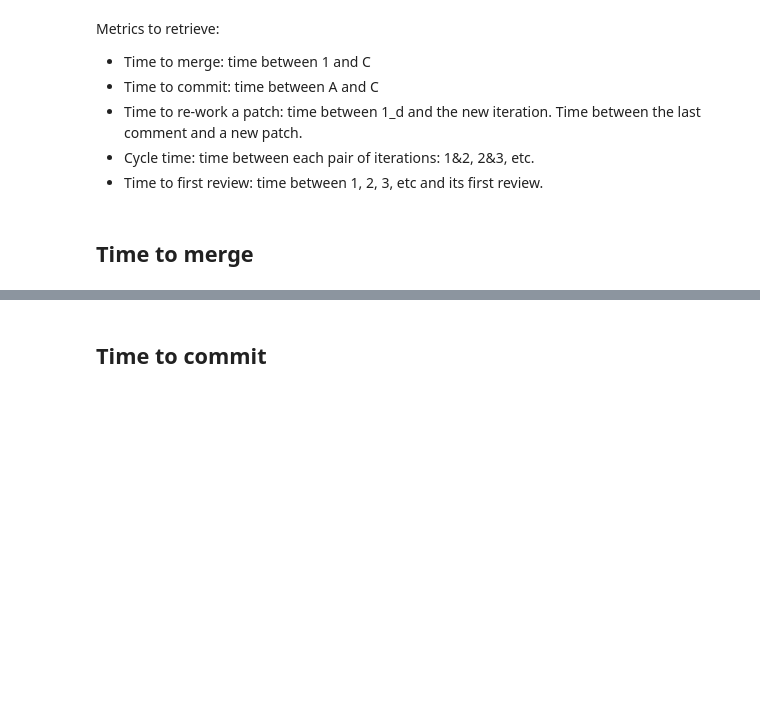
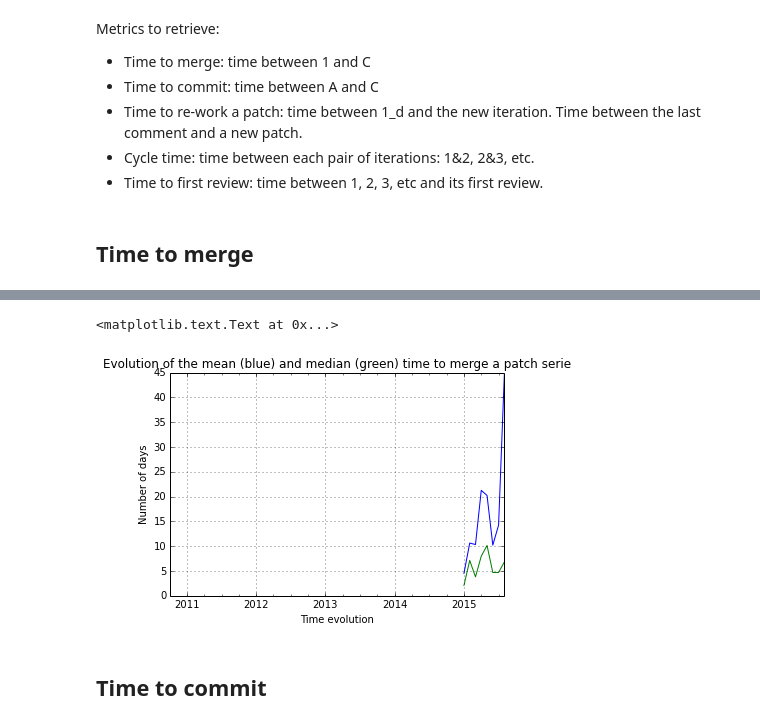
Before and after one commit to dicortazar/ipython-notebooks, a Jupyter notebook: projects/xen-analysis/Code-Review-Metrics.ipynb, the cells around one changed output, grey strips where cells are left out. Saved outputs shown, nothing was run; the diff lists cells and outputs as text; code cells hidden in the pictures; blank space fills up the shorter version.

```diff
--- a/projects/xen-analysis/Code-Review-Metrics.ipynb
+++ b/projects/xen-analysis/Code-Review-Metrics.ipynb
@@ -218,3 +254,18 @@ Metrics to retrieve:
+# %%
+mean_time2merge = time2merge_df.set_index("merge_time").resample('M', how={"time2merge_days":np.mean})
+median_time2merge = time2merge_df.set_index("merge_time").resample('M', how={"time2merge_days":np.median})
+dates = pd.date_range('2010-10', '2015-09', freq='M') # data starting in 2010-10 and ending in 2015-08
+time2mergeTS = Series(mean_time2merge["time2merge_days"], index=dates)
+time2merge_medianTS = Series(median_time2merge["time2merge_days"], index=dates)
+
+time2mergeTS_chart = time2mergeTS.plot()
+time2merge_medianTS.plot()
+time2mergeTS_chart.set_xlabel("Time evolution")
+time2mergeTS_chart.set_ylabel("Number of days")
+time2mergeTS_chart.set_title("Evolution of the mean (blue) and median (green) time to merge a patch serie")
+# %% [output]
+<matplotlib.text.Text at 0x...>
+[figure, added]
 # %% [markdown]
 ## Time to commit
 # %%
```
Also changed, not shown: parts of 4 cells of this notebook.
